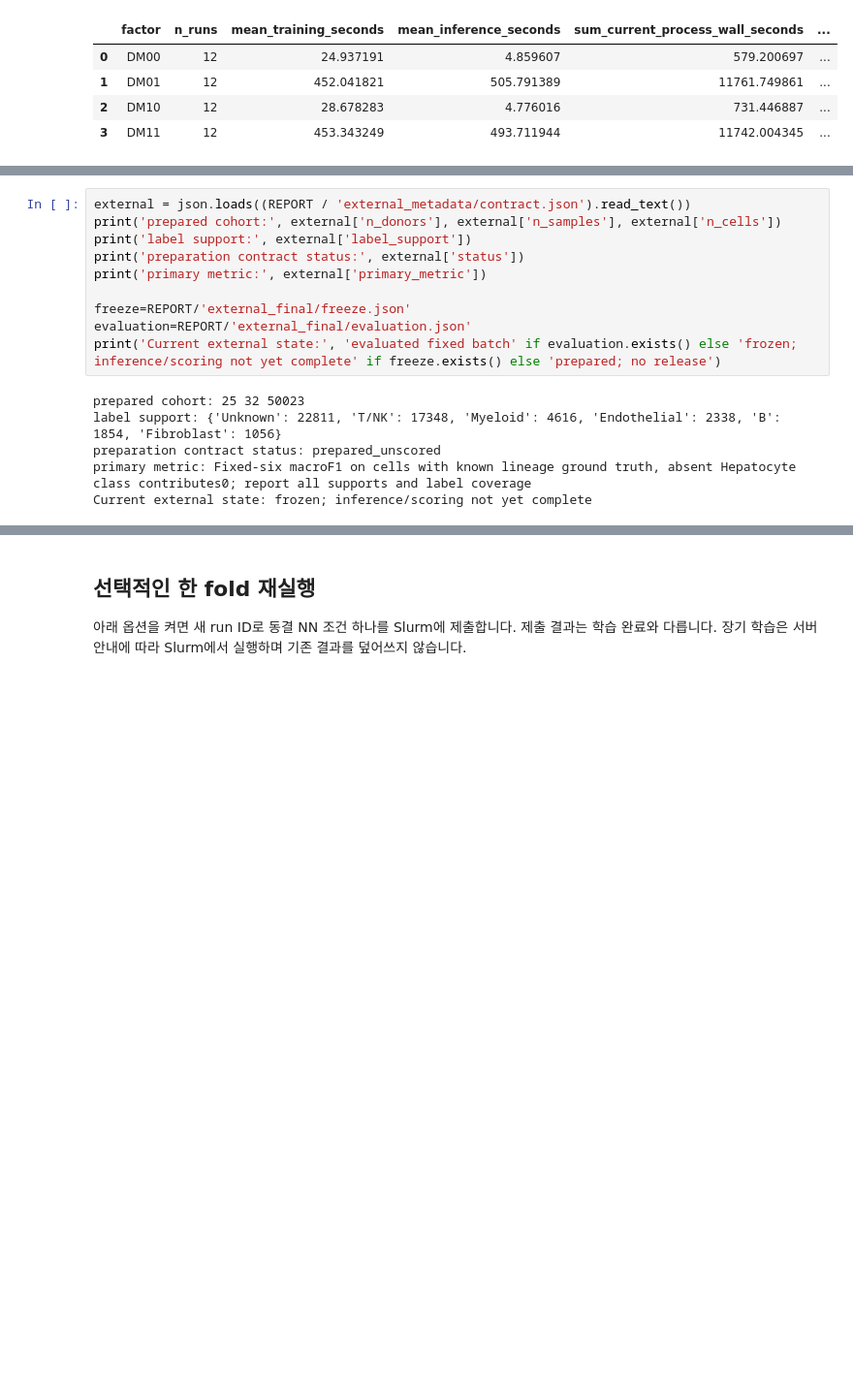
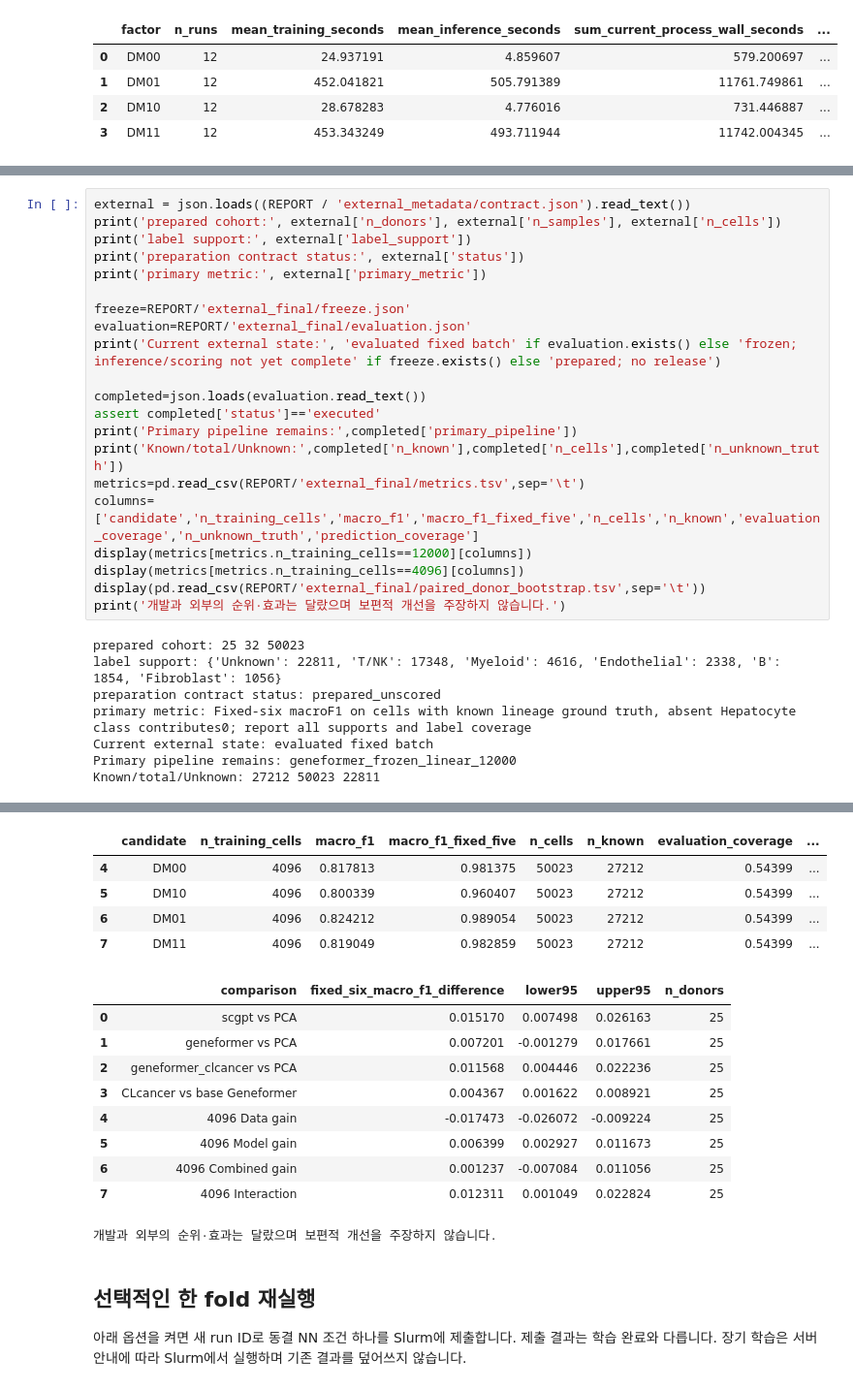
Before and after one commit to honbul/vcell_liver, a Jupyter notebook: notebooks/08_data_model_improvements.ipynb, the cells around one changed output, grey strips where cells are left out. Shown at 97% size. Cells and saved outputs as stored; diff of their text form; blank space fills up the shorter version.

Commit message:
Publish the completed frozen external results, final research conclusions, executed tutorials and requirement evidence

```diff
--- a/notebooks/08_data_model_improvements.ipynb
+++ b/notebooks/08_data_model_improvements.ipynb
@@ -127,9 +129,22 @@ print('primary metric:', external['primary_metric'])
 freeze=REPORT/'external_final/freeze.json'
 evaluation=REPORT/'external_final/evaluation.json'
 print('Current external state:', 'evaluated fixed batch' if evaluation.exists() else 'frozen; inference/scoring not yet complete' if freeze.exists() else 'prepared; no release')
+
+completed=json.loads(evaluation.read_text())
+assert completed['status']=='executed'
+print('Primary pipeline remains:',completed['primary_pipeline'])
+print('Known/total/Unknown:',completed['n_known'],completed['n_cells'],completed['n_unknown_truth'])
+metrics=pd.read_csv(REPORT/'external_final/metrics.tsv',sep='\t')
+columns=['candidate','n_training_cells','macro_f1','macro_f1_fixed_five','n_cells','n_known','evaluation_coverage','n_unknown_truth','prediction_coverage']
+display(metrics[metrics.n_training_cells==12000][columns])
+display(metrics[metrics.n_training_cells==4096][columns])
+display(pd.read_csv(REPORT/'external_final/paired_donor_bootstrap.tsv',sep='\t'))
+print('개발과 외부의 순위·효과는 달랐으며 보편적 개선을 주장하지 않습니다.')
 # %% [output]
 prepared cohort: 25 32 50023
 label support: {'Unknown': 22811, 'T/NK': 17348, 'Myeloid': 4616, 'Endothelial': 2338, 'B': 1854, 'Fibroblast': 1056}
 preparation contract status: prepared_unscored
 primary metric: Fixed-six macroF1 on cells with known lineage ground truth, absent Hepatocyte class contributes0; report all supports and label coverage
-Current external state: frozen; inference/scoring not yet complete
+Current external state: evaluated fixed batch
+Primary pipeline remains: geneformer_frozen_linear_12000
+Known/total/Unknown: 27212 50023 22811
@@ -136,3 +156,18 @@ Current external state: frozen; inference/scoring not yet complete
+|  | candidate | n_training_cells | macro_f1 | macro_f1_fixed_five | n_cells | n_known | evaluation_coverage | ... |
+| 4 | DM00 | 4096 | 0.817813 | 0.981375 | 50023 | 27212 | 0.54399 | ... |
+| 5 | DM10 | 4096 | 0.800339 | 0.960407 | 50023 | 27212 | 0.54399 | ... |
+| 6 | DM01 | 4096 | 0.824212 | 0.989054 | 50023 | 27212 | 0.54399 | ... |
+| 7 | DM11 | 4096 | 0.819049 | 0.982859 | 50023 | 27212 | 0.54399 | ... |
+|  | comparison | fixed_six_macro_f1_difference | lower95 | upper95 | n_donors |
+| 0 | scgpt vs PCA | 0.015170 | 0.007498 | 0.026163 | 25 |
+| 1 | geneformer vs PCA | 0.007201 | -0.001279 | 0.017661 | 25 |
+| 2 | geneformer_clcancer vs PCA | 0.011568 | 0.004446 | 0.022236 | 25 |
+| 3 | CLcancer vs base Geneformer | 0.004367 | 0.001622 | 0.008921 | 25 |
+| 4 | 4096 Data gain | -0.017473 | -0.026072 | -0.009224 | 25 |
+| 5 | 4096 Model gain | 0.006399 | 0.002927 | 0.011673 | 25 |
+| 6 | 4096 Combined gain | 0.001237 | -0.007084 | 0.011056 | 25 |
+| 7 | 4096 Interaction | 0.012311 | 0.001049 | 0.022824 | 25 |
+개발과 외부의 순위·효과는 달랐으며 보편적 개선을 주장하지 않습니다.
 # %% [markdown]
 ## 선택적인 한 fold 재실행
 
```
Also changed, not shown: parts of 2 cells of this notebook, 50 other files.
